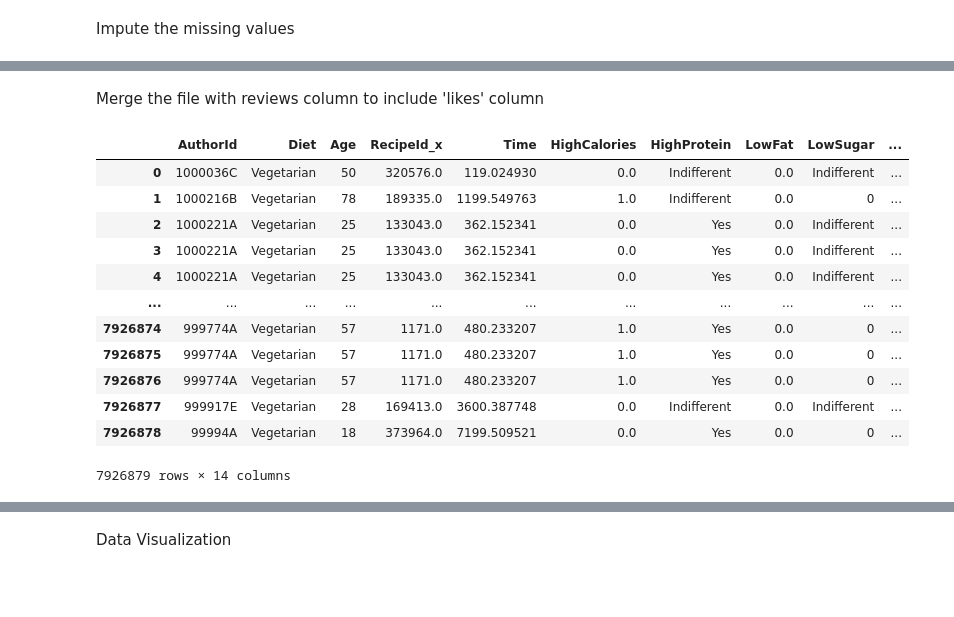
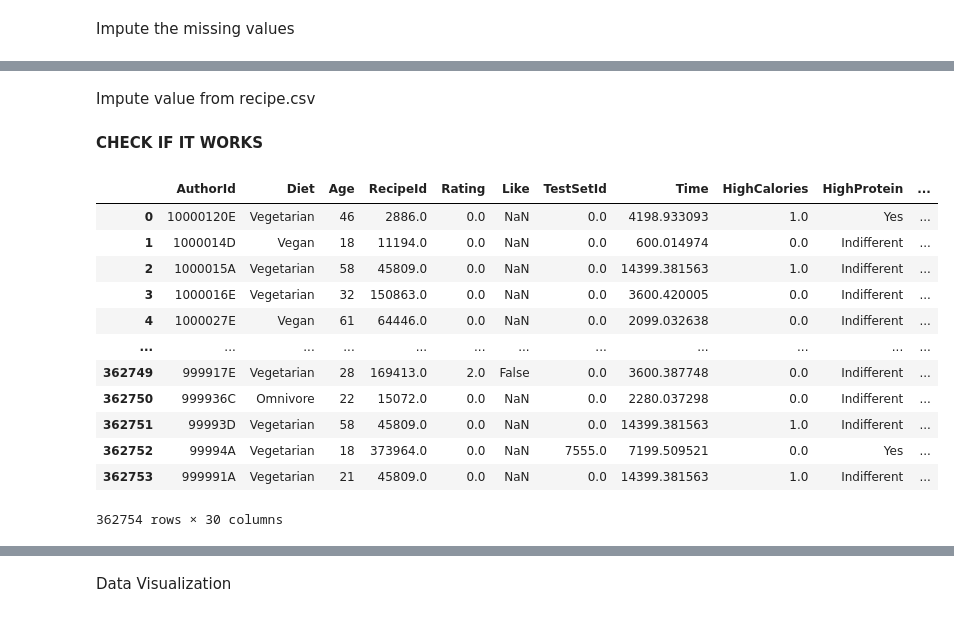
Before and after one commit to tusharkh12/AnalyticsCup, a Jupyter notebook: skilledShark_Submission.ipynb, the cells around one changed output, grey strips where cells are left out. Drawn from its saved outputs; the diff is of its cells as text; code cells hidden in the pictures; blank space fills up the shorter version.

```diff
--- a/skilledShark_Submission.ipynb
+++ b/skilledShark_Submission.ipynb
@@ -146,20 +521,60 @@ TypeError: can only concatenate str (not "int") to str
+# %% [markdown]
+Impute value from recipe.csv
+# %%
+map_name = recipes.set_index('RecipeId')['RecipeName'].to_dict()
+map_cook_time = recipes.set_index('RecipeId')['CookTime'].to_dict()
+map_prep_time = recipes.set_index('RecipeId')['PrepTime'].to_dict()
+map_category = recipes.set_index('RecipeId')['RecipeCategory'].to_dict()
+map_quantities = recipes.set_index('RecipeId')['RecipeIngredientQuantities'].to_dict()
+map_parts = recipes.set_index('RecipeId')['RecipeIngredientParts'].to_dict()
+map_calories = recipes.set_index('RecipeId')['Calories'].to_dict()
+map_fat_content = recipes.set_index('RecipeId')['FatContent'].to_dict()
+map_saturated_content = recipes.set_index('RecipeId')['SaturatedFatContent'].to_dict()
+map_cholesterol = recipes.set_index('RecipeId')['CholesterolContent'].to_dict()
+map_sodium = recipes.set_index('RecipeId')['SodiumContent'].to_dict()
+map_carbohydrate = recipes.set_index('RecipeId')['CarbohydrateContent'].to_dict()
+map_fiber = recipes.set_index('RecipeId')['FiberContent'].to_dict()
+map_sugar = recipes.set_index('RecipeId')['SugarContent'].to_dict()
+map_protein = recipes.set_index('RecipeId')['ProteinContent'].to_dict()
+map_servings = recipes.set_index('RecipeId')['RecipeServings'].to_dict()
+map_yield = recipes.set_index('RecipeId')['RecipeYield'].to_dict()
+
+
+# Apply mapping to `merged_diet_all`
+merged_diet_all['RecipeName'] = merged_diet_all['RecipeId'].map(map_name)
+merged_diet_all['CookTime'] = merged_diet_all['RecipeId'].map(map_cook_time)
+merged_diet_all['PrepTime'] = merged_diet_all['RecipeId'].map(map_prep_time)
+merged_diet_all['RecipeCategory'] = merged_diet_all['RecipeId'].map(map_category)
+merged_diet_all['RecipeIngredientQuantities'] = merged_diet_all['RecipeId'].map(map_quantities)
+merged_diet_all['RecipeIngredientParts'] = merged_diet_all['RecipeId'].map(map_parts)
+merged_diet_all['Calories'] = merged_diet_all['RecipeId'].map(map_calories)
+merged_diet_all['FatContent'] = merged_diet_all['RecipeId'].map(map_fat)
+merged_diet_all['SaturatedFatContent'] = merged_diet_all['RecipeId'].map(map_saturated_content)
+merged_diet_all['CholesterolContent'] = merged_diet_all['RecipeId'].map(map_cholesterol)
+merged_diet_all['SodiumContent'] = merged_diet_all['RecipeId'].map(map_sodium)
+merged_diet_all['CarbohydrateContent'] = merged_diet_all['RecipeId'].map(map_carbohydrate)
+merged_diet_all['FiberContent'] = merged_diet_all['RecipeId'].map(map_fiber)
+merged_diet_all['SugarContent'] = merged_diet_all['RecipeId'].map(map_sugar)
+merged_diet_all['ProteinContent'] = merged_diet_all['RecipeId'].map(map_protein)
+merged_diet_all['RecipeServings'] = merged_diet_all['RecipeId'].map(map_servings)
+merged_diet_all['RecipeYield'] = merged_diet_all['RecipeId'].map(map_yield)
 # %% [markdown]
-Merge the file with reviews column to include 'likes' column
+**CHECK IF IT WORKS**
 # %%
-# Assuming reviews is already loaded as a DataFrame
-total_data = pd.merge(merged_diet_requests, reviews, on='AuthorId')
-total_data
+merged_diet_all['Rating'] = merged_diet_all['Rating'].fillna(0)
+merged_diet_all['TestSetId'] = merged_diet_all['TestSetId'].fillna(0)
+merged_diet_all
 # %% [output]
-|  | AuthorId | Diet | Age | RecipeId_x | Time | HighCalories | HighProtein | LowFat | LowSugar | ... |
-| 0 | 1000036C | Vegetarian | 50 | 320576.0 | 119.024930 | 0.0 | Indifferent | 0.0 | Indifferent | ... |
-| 1 | 1000216B | Vegetarian | 78 | 189335.0 | 1199.549763 | 1.0 | Indifferent | 0.0 | 0 | ... |
-| 2 | 1000221A | Vegetarian | 25 | 133043.0 | 362.152341 | 0.0 | Yes | 0.0 | Indifferent | ... |
-| 3 | 1000221A | Vegetarian | 25 | 133043.0 | 362.152341 | 0.0 | Yes | 0.0 | Indifferent | ... |
-| 4 | 1000221A | Vegetarian | 25 | 133043.0 | 362.152341 | 0.0 | Yes | 0.0 | Indifferent | ... |
-| ... | ... | ... | ... | ... | ... | ... | ... | ... | ... | ... |
-| 7926874 | 999774A | Vegetarian | 57 | 1171.0 | 480.233207 | 1.0 | Yes | 0.0 | 0 | ... |
-| 7926875 | 999774A | Vegetarian | 57 | 1171.0 | 480.233207 | 1.0 | Yes | 0.0 | 0 | ... |
-| 7926876 | 999774A | Vegetarian | 57 | 1171.0 | 480.233207 | 1.0 | Yes | 0.0 | 0 | ... |
-| 7926877 | 999917E | Vegetarian | 28 | 169413.0 | 3600.387748 | 0.0 | Indifferent | 0.0 | Indifferent | ... |
-| 7926878 | 99994A | Vegetarian | 18 | 373964.0 | 7199.509521 | 0.0 | Yes | 0.0 | 0 | ... |
+|  | AuthorId | Diet | Age | RecipeId | Rating | Like | TestSetId | Time | HighCalories | HighProtein | ... |
+| 0 | 10000120E | Vegetarian | 46 | 2886.0 | 0.0 | NaN | 0.0 | 4198.933093 | 1.0 | Yes | ... |
+| 1 | 1000014D | Vegan | 18 | 11194.0 | 0.0 | NaN | 0.0 | 600.014974 | 0.0 | Indifferent | ... |
+| 2 | 1000015A | Vegetarian | 58 | 45809.0 | 0.0 | NaN | 0.0 | 14399.381563 | 1.0 | Indifferent | ... |
+| 3 | 1000016E | Vegetarian | 32 | 150863.0 | 0.0 | NaN | 0.0 | 3600.420005 | 0.0 | Indifferent | ... |
+| 4 | 1000027E | Vegan | 61 | 64446.0 | 0.0 | NaN | 0.0 | 2099.032638 | 0.0 | Indifferent | ... |
+| ... | ... | ... | ... | ... | ... | ... | ... | ... | ... | ... | ... |
+| 362749 | 999917E | Vegetarian | 28 | 169413.0 | 2.0 | False | 0.0 | 3600.387748 | 0.0 | Indifferent | ... |
+| 362750 | 999936C | Omnivore | 22 | 15072.0 | 0.0 | NaN | 0.0 | 2280.037298 | 0.0 | Indifferent | ... |
+| 362751 | 99993D | Vegetarian | 58 | 45809.0 | 0.0 | NaN | 0.0 | 14399.381563 | 1.0 | Indifferent | ... |
+| 362752 | 99994A | Vegetarian | 18 | 373964.0 | 0.0 | NaN | 7555.0 | 7199.509521 | 0.0 | Yes | ... |
+| 362753 | 999991A | Vegetarian | 21 | 45809.0 | 0.0 | NaN | 0.0 | 14399.381563 | 1.0 | Indifferent | ... |
-7926879 rows × 14 columns
+362754 rows × 30 columns
```
Also changed, not shown: parts of 39 cells of this notebook, 1 other file.
